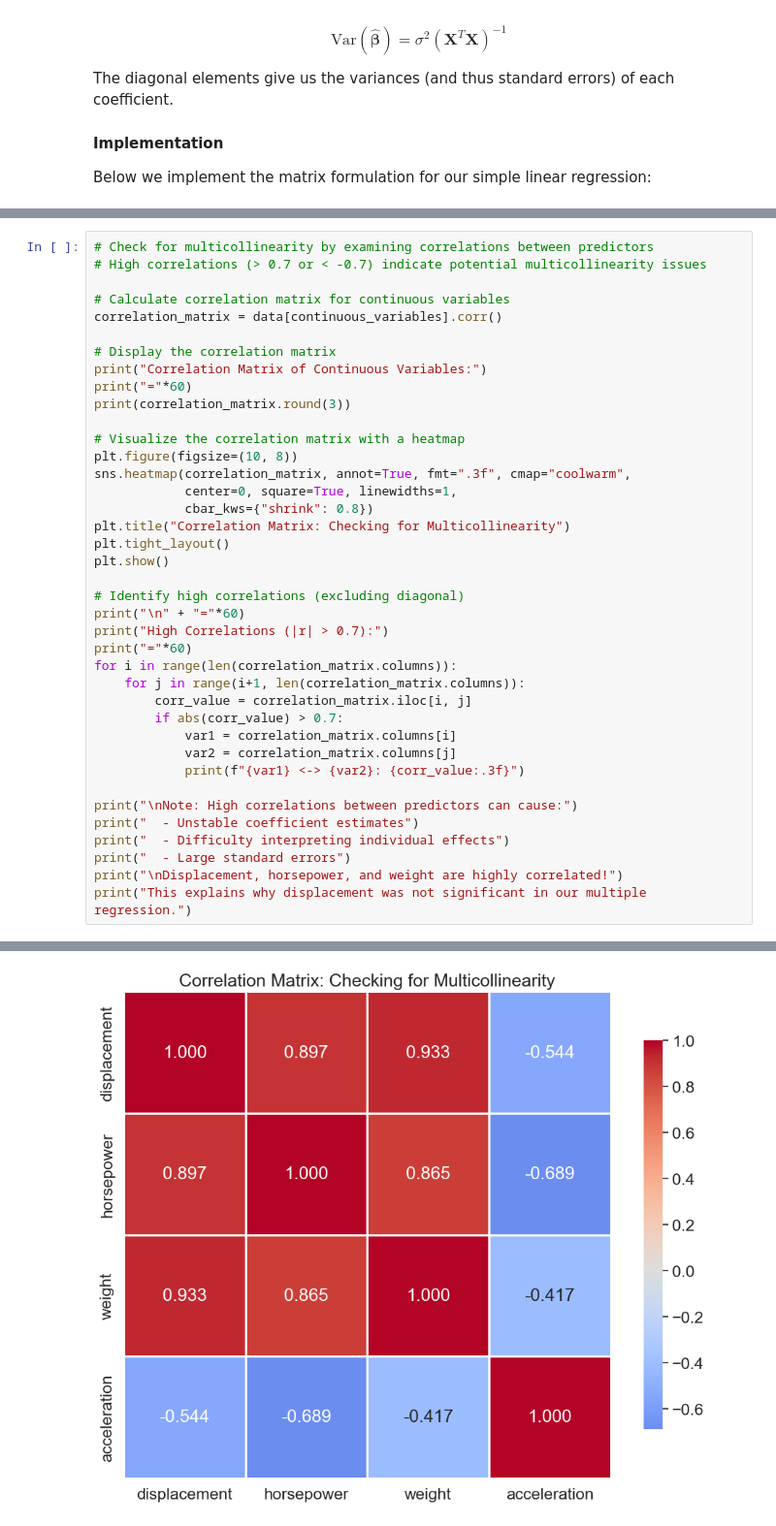
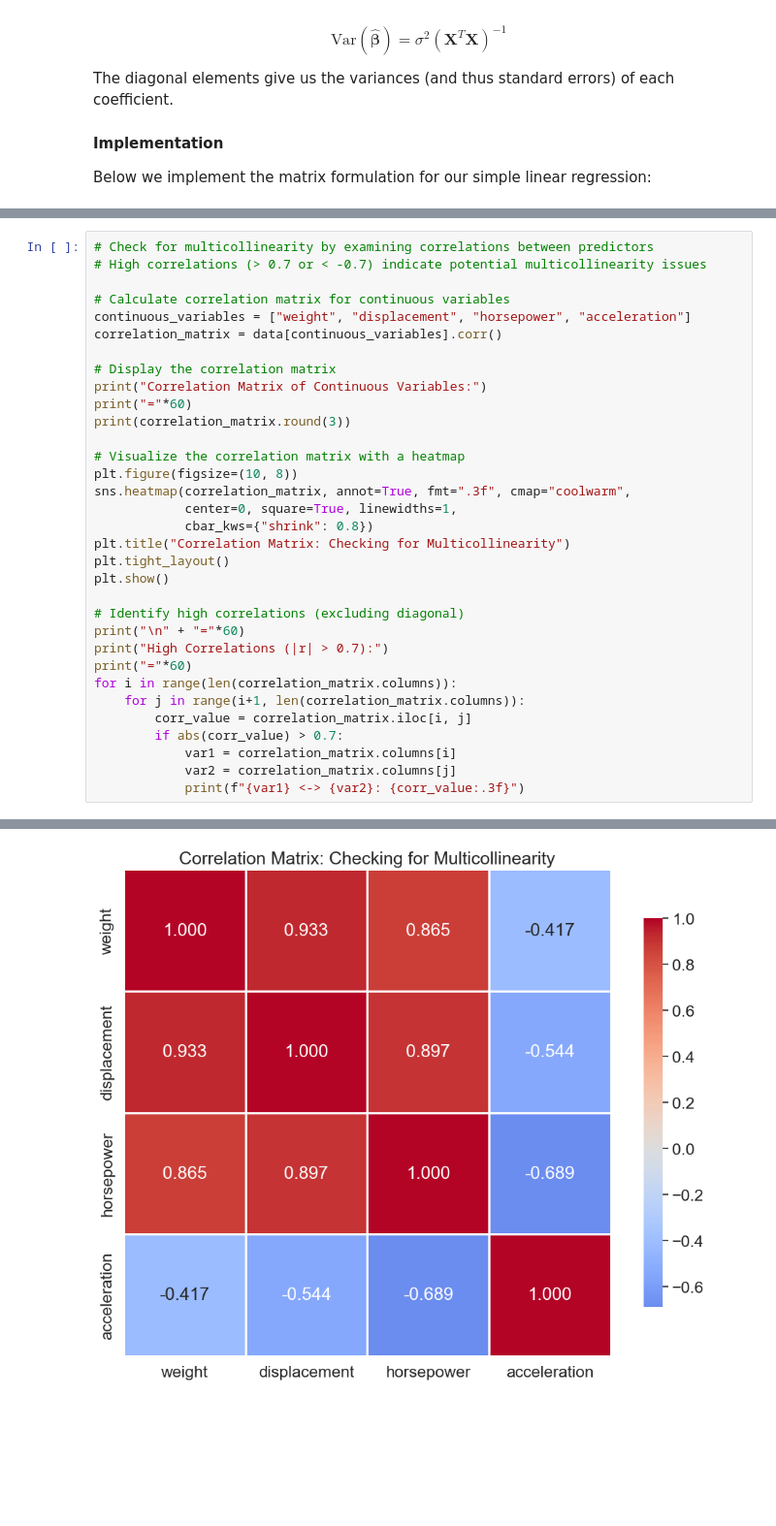
Before and after one commit to changyaochen/MECE4520, a Jupyter notebook: lectures/notebooks/7_linear_regression.ipynb, the cells around one changed output, grey strips where cells are left out. Shown at 97% size. Saved outputs shown, nothing was run; the diff lists cells and outputs as text; blank space fills up the shorter version.

```diff
--- a/lectures/notebooks/7_linear_regression.ipynb
+++ b/lectures/notebooks/7_linear_regression.ipynb
@@ -826,6 +970,7 @@ Let's examine the correlation matrix of our continuous variables:
 # High correlations (> 0.7 or < -0.7) indicate potential multicollinearity issues
 
 # Calculate correlation matrix for continuous variables
+continuous_variables = ["weight", "displacement", "horsepower", "acceleration"]
 correlation_matrix = data[continuous_variables].corr()
 
 # Display the correlation matrix
@@ -853,13 +998,6 @@ for i in range(len(correlation_matrix.columns)):
             var1 = correlation_matrix.columns[i]
             var2 = correlation_matrix.columns[j]
             print(f"{var1} <-> {var2}: {corr_value:.3f}")
-
-print("\nNote: High correlations between predictors can cause:")
-print("  - Unstable coefficient estimates")
-print("  - Difficulty interpreting individual effects")
-print("  - Large standard errors")
-print("\nDisplacement, horsepower, and weight are highly correlated!")
-print("This explains why displacement was not significant in our multiple regression.")
 # %% [output]
 Correlation Matrix of Continuous Variables:
 ============================================================
@@ -871,4 +1009,4 @@ acceleration        -0.544      -0.689  -0.417         1.000
-[figure, old version]
+[figure, new version]
 ============================================================
 High Correlations (|r| > 0.7):
 ============================================================
```
Also changed, not shown: parts of 19 cells of this notebook.
